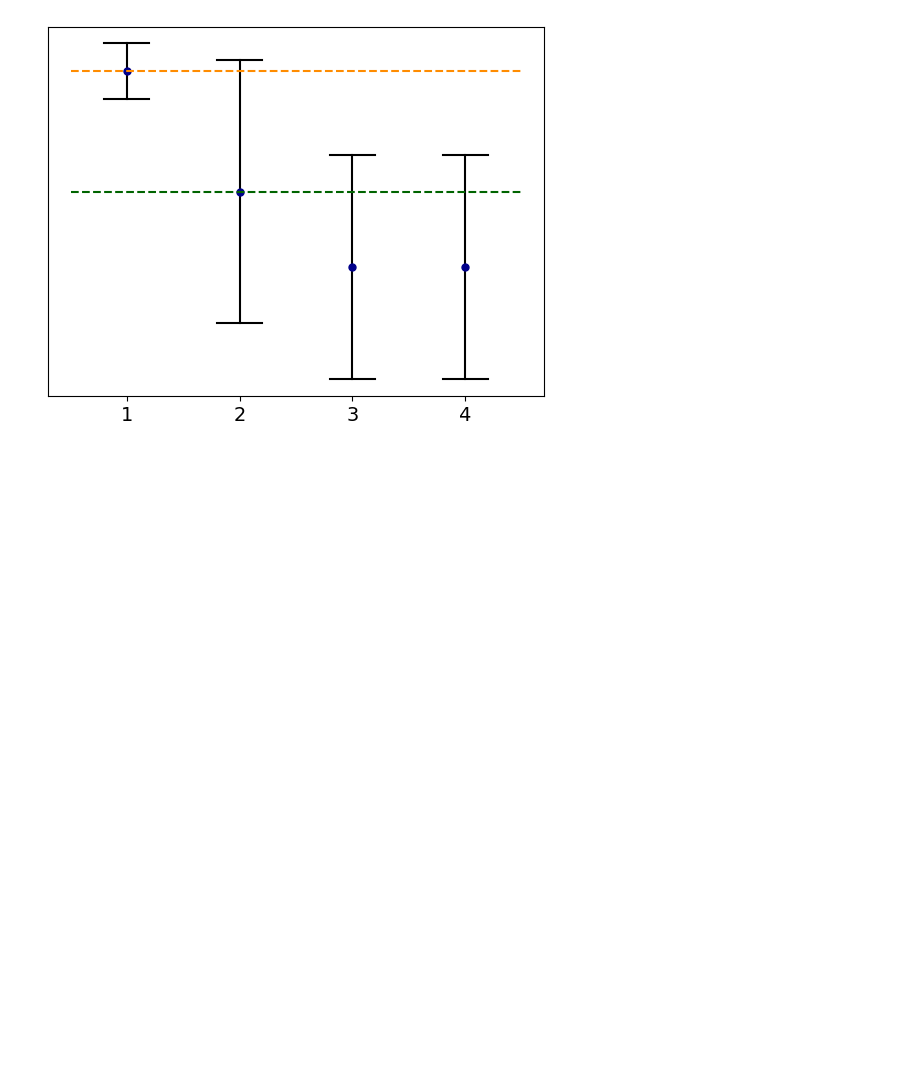
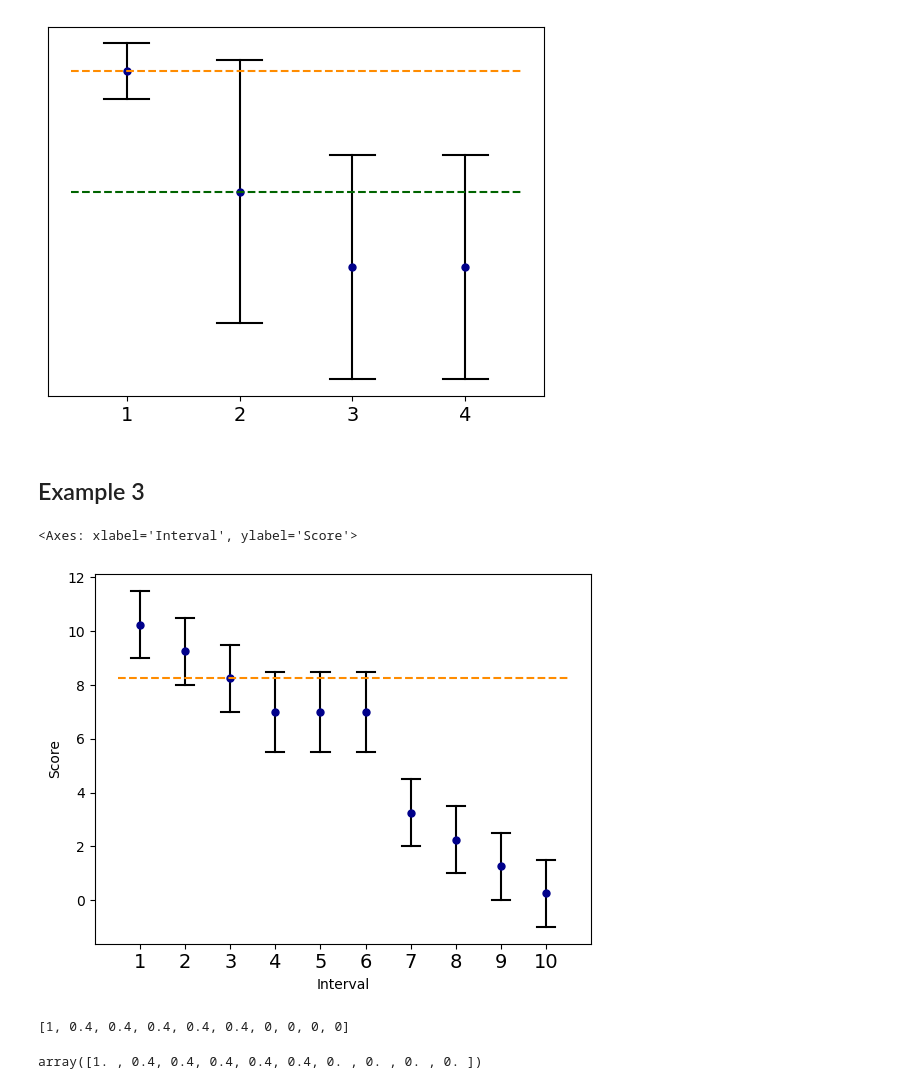
Before and after one commit to akgoldberg/lottery, a Jupyter notebook: simple_cases.ipynb, the cells around one changed output. Drawn from its saved outputs; the diff is of its cells as text; code cells hidden in the pictures; blank space fills up the shorter version.

```diff
--- a/simple_cases.ipynb
+++ b/simple_cases.ipynb
@@ -99,0 +120,29 @@ plot_intervals(I, x=x, k=[1,2], plot_swiss_nsf=True, show_axes=True, hide_y=True
+# %% [markdown]
+## Example 3
+# %%
+I = ((11.5, 9),
+     (10.5, 8),
+     (9.5, 7),
+     (8.5, 5.5),
+     (8.5, 5.5),
+     (8.5, 5.5),
+     (4.5, 2),
+     (3.5, 1),
+     (2.5, 0),
+     (1.5, -1))
+I = [(i[1], i[0]) for i in I]
+x = [(i[1] + i[0])/2. for i in I]
+k = 3
+plot_intervals(I, x=x, k=k, plot_swiss_nsf=True)
+# %% [output]
+<Axes: xlabel='Interval', ylabel='Score'>
+[figure, added]
+# %%
+swiss_nsf(I, x, k)
+# %% [output]
+[1, 0.4, 0.4, 0.4, 0.4, 0.4, 0, 0, 0, 0]
+# %%
+p,_,_ = solve_problem(I, k)
+p
+# %% [output]
+array([1. , 0.4, 0.4, 0.4, 0.4, 0.4, 0. , 0. , 0. , 0. ])
```
Also changed, not shown: parts of 24 cells of this notebook, 15 other files.
